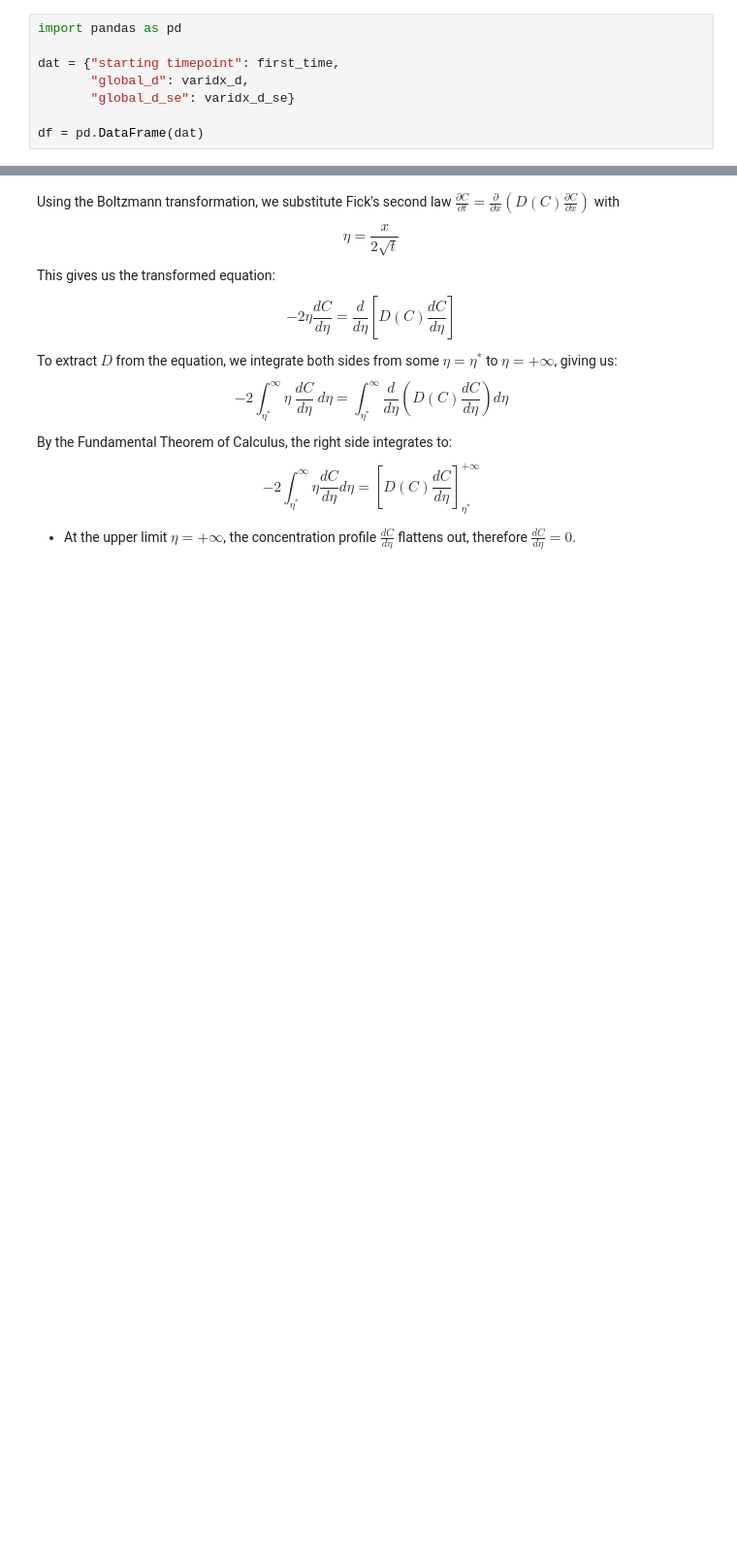
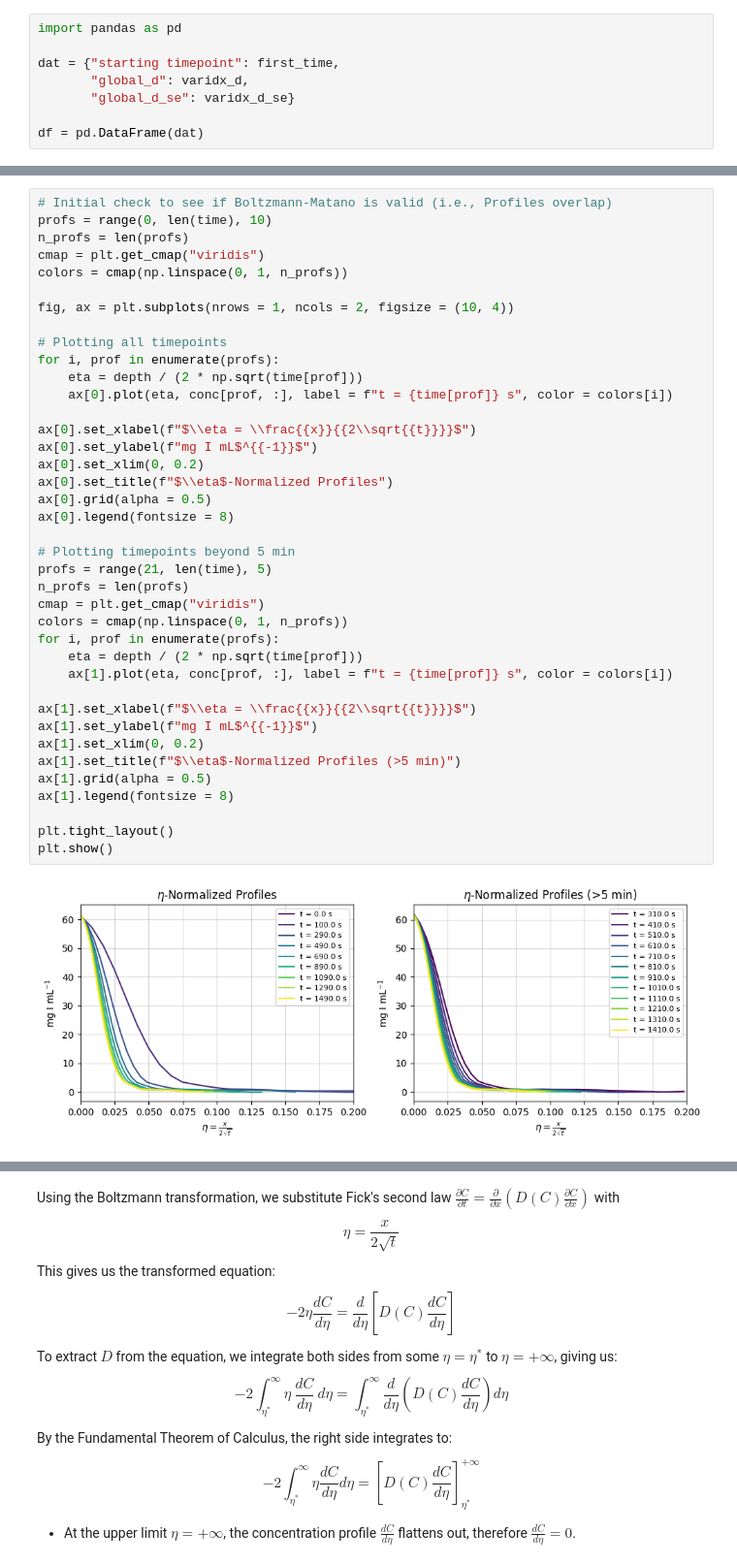
Before and after one commit to isaackh28/diff_tests, a Jupyter notebook: fit_diff.ipynb, the cells around one changed output, grey strips where cells are left out. Shown at 97% size. Drawn from its saved outputs; the diff is of its cells as text; blank space fills up the shorter version.

Commit message:
Add Boltzmann_Matano analysis

```diff
--- a/fit_diff.ipynb
+++ b/fit_diff.ipynb
@@ -607,0 +664,41 @@ df = pd.DataFrame(dat)
+# %%
+# Initial check to see if Boltzmann-Matano is valid (i.e., Profiles overlap)
+profs = range(0, len(time), 10)
+n_profs = len(profs)
+cmap = plt.get_cmap("viridis")
+colors = cmap(np.linspace(0, 1, n_profs))
+
+fig, ax = plt.subplots(nrows = 1, ncols = 2, figsize = (10, 4))
+
+# Plotting all timepoints
+for i, prof in enumerate(profs):
+    eta = depth / (2 * np.sqrt(time[prof]))
+    ax[0].plot(eta, conc[prof, :], label = f"t = {time[prof]} s", color = colors[i])
+
+ax[0].set_xlabel(f"$\\eta = \\frac{{x}}{{2\\sqrt{{t}}}}$")
+ax[0].set_ylabel(f"mg I mL$^{{-1}}$")
+ax[0].set_xlim(0, 0.2)
+ax[0].set_title(f"$\\eta$-Normalized Profiles")
+ax[0].grid(alpha = 0.5)
+ax[0].legend(fontsize = 8)
+
+# Plotting timepoints beyond 5 min
+profs = range(21, len(time), 5)
+n_profs = len(profs)
+cmap = plt.get_cmap("viridis")
+colors = cmap(np.linspace(0, 1, n_profs))
+for i, prof in enumerate(profs):
+    eta = depth / (2 * np.sqrt(time[prof]))
+    ax[1].plot(eta, conc[prof, :], label = f"t = {time[prof]} s", color = colors[i])
+
+ax[1].set_xlabel(f"$\\eta = \\frac{{x}}{{2\\sqrt{{t}}}}$")
+ax[1].set_ylabel(f"mg I mL$^{{-1}}$")
+ax[1].set_xlim(0, 0.2)
+ax[1].set_title(f"$\\eta$-Normalized Profiles (>5 min)")
+ax[1].grid(alpha = 0.5)
+ax[1].legend(fontsize = 8)
+
+plt.tight_layout()
+plt.show()
+# %% [output]
+[figure, added]
```
Also changed, not shown: parts of 24 cells of this notebook, 1 other file.
